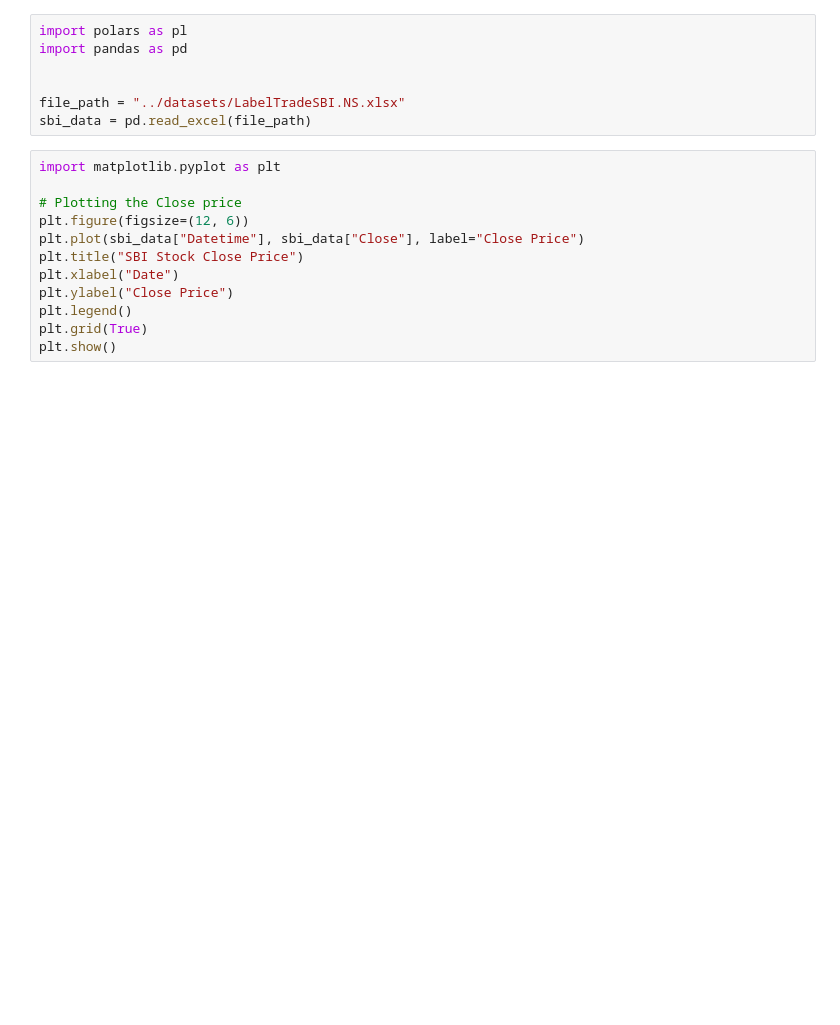
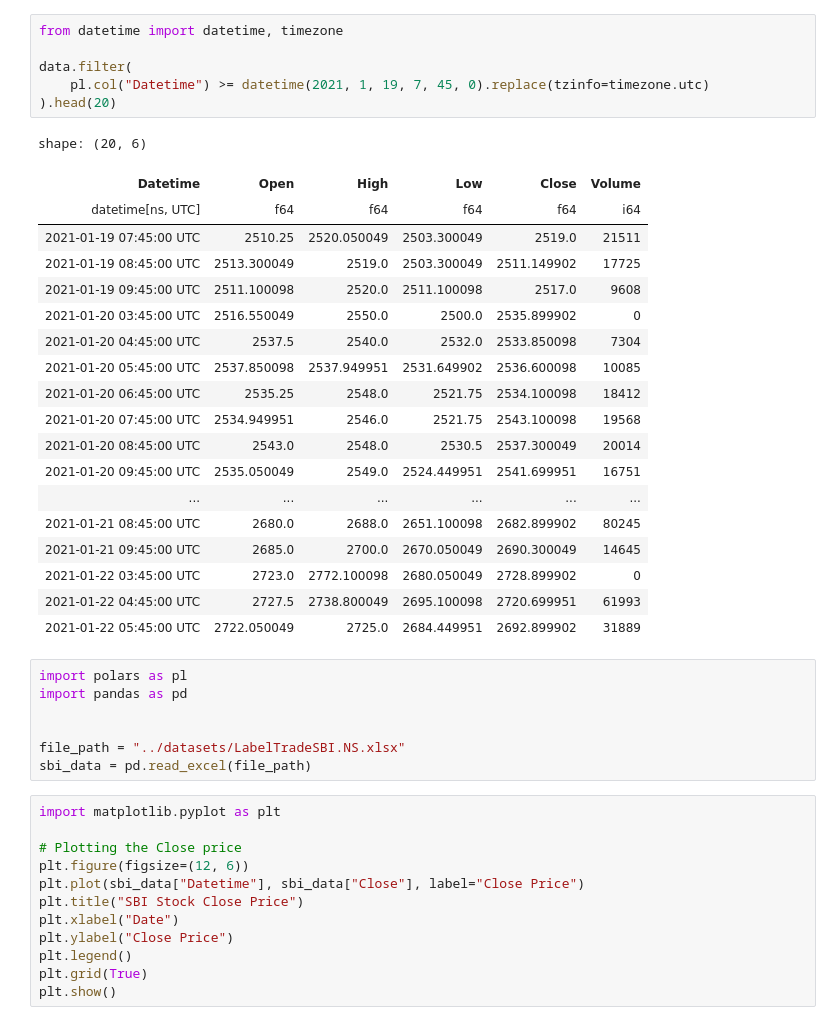
Before and after one commit to xaviruvpadhiyar98/trading-rl, a Jupyter notebook: notebooks/analysis.ipynb, the cells around one changed output. Cells and saved outputs as stored; diff of their text form; blank space fills up the shorter version.

```diff
--- a/notebooks/analysis.ipynb
+++ b/notebooks/analysis.ipynb
@@ -27,3 +35,29 @@ plt.savefig(
+# %%
+from datetime import datetime, timezone
+
+data.filter(
+    pl.col("Datetime") >= datetime(2021, 1, 19, 7, 45, 0).replace(tzinfo=timezone.utc)
+).head(20)
+# %% [output]
+shape: (20, 6)
+| Datetime | Open | High | Low | Close | Volume |
+| datetime[ns, UTC] | f64 | f64 | f64 | f64 | i64 |
+| 2021-01-19 07:45:00 UTC | 2510.25 | 2520.050049 | 2503.300049 | 2519.0 | 21511 |
+| 2021-01-19 08:45:00 UTC | 2513.300049 | 2519.0 | 2503.300049 | 2511.149902 | 17725 |
+| 2021-01-19 09:45:00 UTC | 2511.100098 | 2520.0 | 2511.100098 | 2517.0 | 9608 |
+| 2021-01-20 03:45:00 UTC | 2516.550049 | 2550.0 | 2500.0 | 2535.899902 | 0 |
+| 2021-01-20 04:45:00 UTC | 2537.5 | 2540.0 | 2532.0 | 2533.850098 | 7304 |
+| 2021-01-20 05:45:00 UTC | 2537.850098 | 2537.949951 | 2531.649902 | 2536.600098 | 10085 |
+| 2021-01-20 06:45:00 UTC | 2535.25 | 2548.0 | 2521.75 | 2534.100098 | 18412 |
+| 2021-01-20 07:45:00 UTC | 2534.949951 | 2546.0 | 2521.75 | 2543.100098 | 19568 |
+| 2021-01-20 08:45:00 UTC | 2543.0 | 2548.0 | 2530.5 | 2537.300049 | 20014 |
+| 2021-01-20 09:45:00 UTC | 2535.050049 | 2549.0 | 2524.449951 | 2541.699951 | 16751 |
+| ... | ... | ... | ... | ... | ... |
+| 2021-01-21 08:45:00 UTC | 2680.0 | 2688.0 | 2651.100098 | 2682.899902 | 80245 |
+| 2021-01-21 09:45:00 UTC | 2685.0 | 2700.0 | 2670.050049 | 2690.300049 | 14645 |
+| 2021-01-22 03:45:00 UTC | 2723.0 | 2772.100098 | 2680.050049 | 2728.899902 | 0 |
+| 2021-01-22 04:45:00 UTC | 2727.5 | 2738.800049 | 2695.100098 | 2720.699951 | 61993 |
+| 2021-01-22 05:45:00 UTC | 2722.050049 | 2725.0 | 2684.449951 | 2692.899902 | 31889 |
 # %%
 import polars as pl
 import pandas as pd
```
Also changed, not shown: parts of 2 cells of this notebook, 8 other files.
